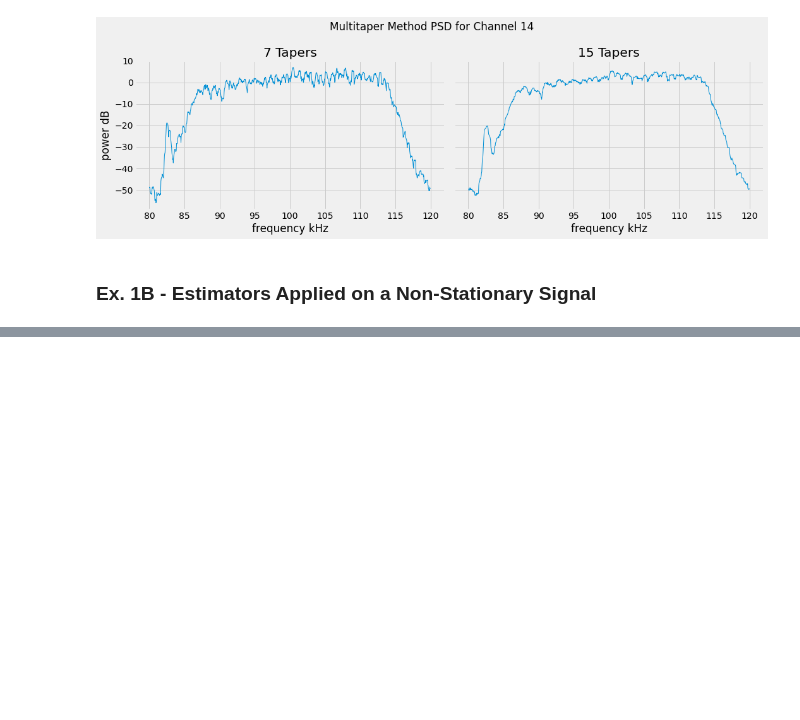
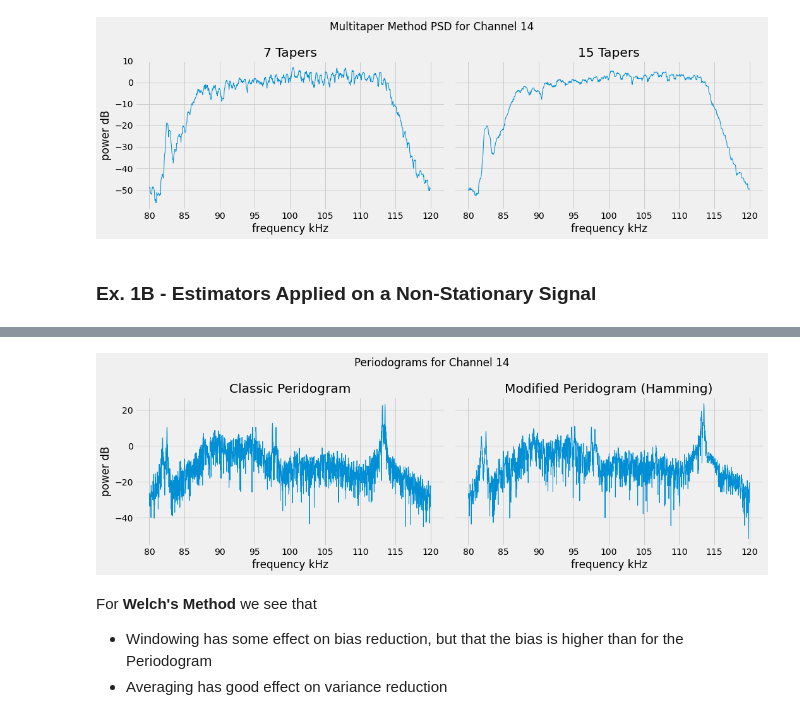
Before and after one commit to fonstelien/INF4480, a Jupyter notebook: project3/project3.ipynb, the cells around one changed output, grey strips where cells are left out. Saved outputs shown, nothing was run; the diff lists cells and outputs as text; code cells hidden in the pictures; blank space fills up the shorter version.

```diff
--- a/project3/project3.ipynb
+++ b/project3/project3.ipynb
@@ -599,0 +601,28 @@ plt.show()
+# %%
+Pxx_rect = periodogram(x, normalize=True)
+Pxx_hm = periodogram(x, normalize=True, wname='hamming')
+# %%
+fig, axes = plt.subplots(ncols=2, nrows=1, sharex=True, sharey=True, figsize=(15,5))
+fig.suptitle(r'Periodograms for Channel 14')
+
+f = np.linspace(*frng, Pxx_rect.shape[0])
+
+ax = axes[0]
+ax.set_title('Classic Peridogram')
+ax.plot(f, 10*np.log10(Pxx_rect), lw=1)
+ax.set_xlabel(r'frequency kHz')
+ax.set_ylabel(r'power dB')
+
+ax = axes[1]
+ax.set_title('Modified Peridogram (Hamming)')
+ax.plot(f, 10*np.log10(Pxx_hm), lw=1)
+ax.set_xlabel(r'frequency kHz')
+
+plt.tight_layout()
+plt.show()
+# %% [output]
+[figure, added]
+# %% [markdown]
+For **Welch's Method** we see that
+* Windowing has some effect on bias reduction, but that the bias is higher than for the Periodogram
+* Averaging has good effect on variance reduction
```
Also changed, not shown: parts of 35 cells of this notebook.
